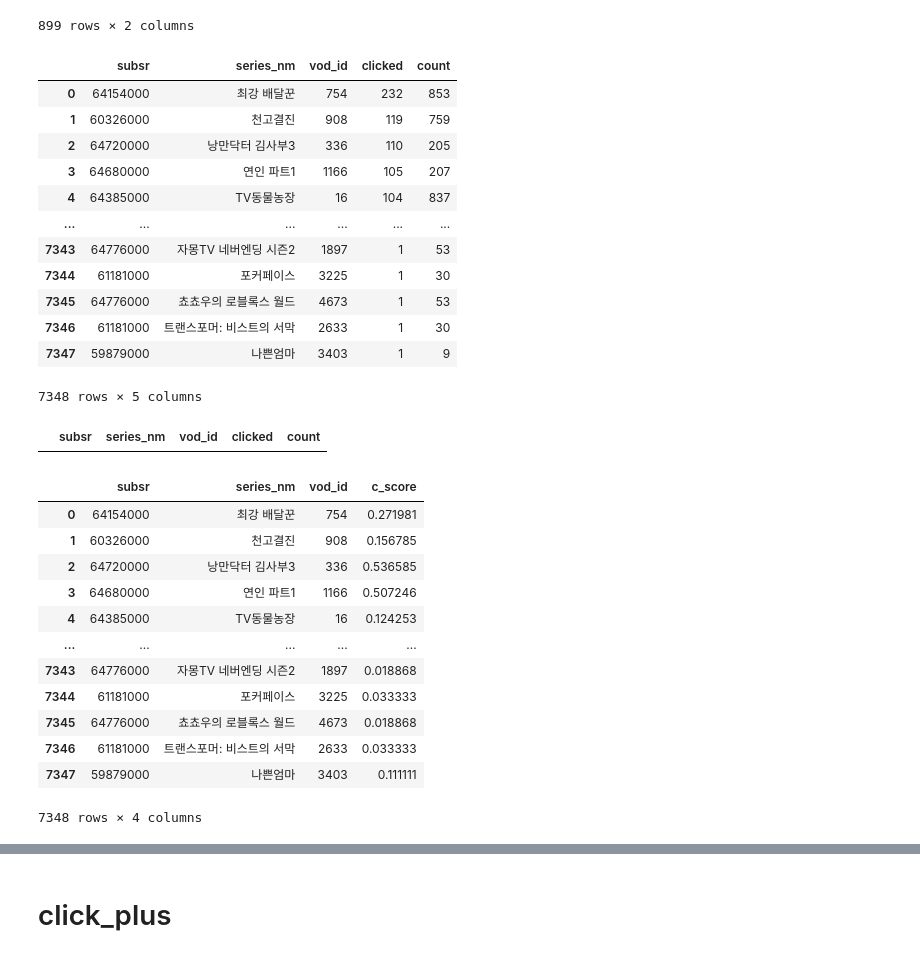
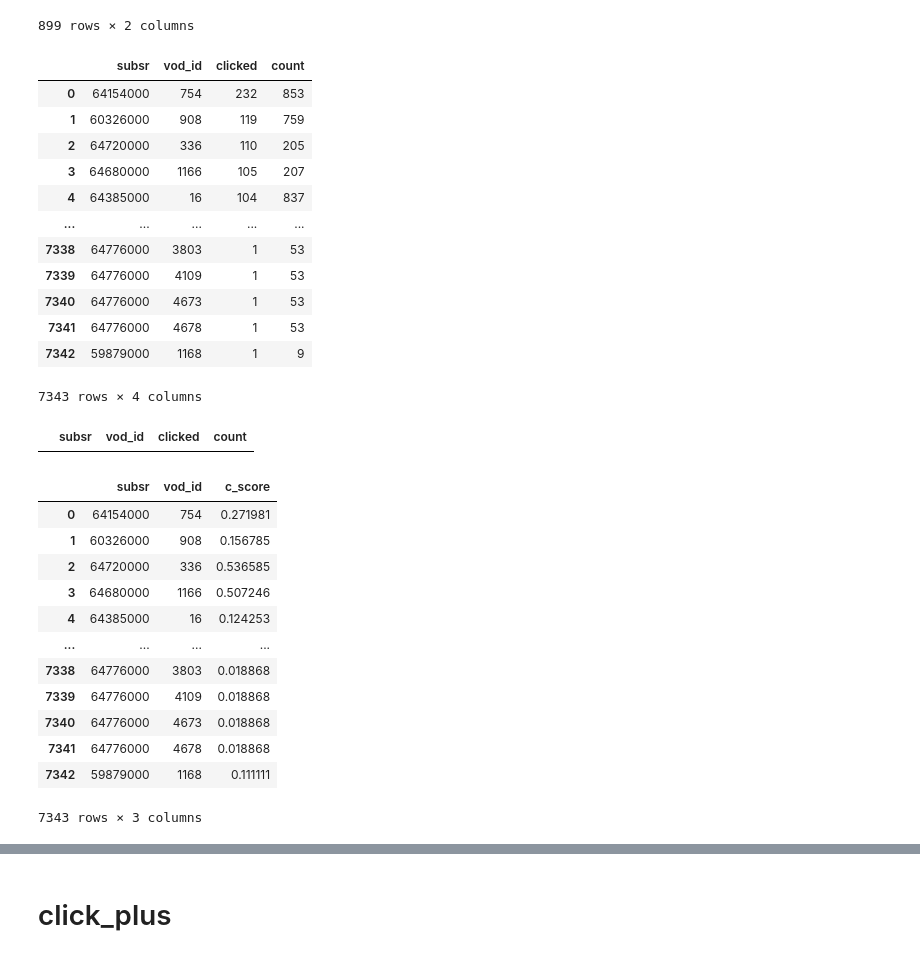
Before and after one commit to LGHV-team1/final-project, a Jupyter notebook: score/click & click_plus생성.ipynb, the cells around one changed output, grey strips where cells are left out. Drawn from its saved outputs; the diff is of its cells as text; code cells hidden in the pictures.

```diff
--- a/score/click & click_plus생성.ipynb
+++ b/score/click & click_plus생성.ipynb
@@ -40,6 +42,6 @@ content.head(3)
 # clicked = subsr + series_nm 클릭횟수
 # count = 전체 클릭 횟수
 # click = click/count
-clicked = content.groupby(['subsr', 'series_nm','vod_id']).size().reset_index(name='clicked').sort_values(by='clicked', ascending=False)
+clicked = content.groupby(['subsr', 'vod_id']).size().reset_index(name='clicked').sort_values(by='clicked', ascending=False)
 clicked
 # %% [output]
@@ -75,41 +77,40 @@ count
 899 rows × 2 columns
 # %%
 n_con = pd.merge(clicked, count, on='subsr', how='left')
-n_con.columns = ['subsr', 'series_nm', 'vod_id', 'clicked', 'count']
 n_con
 # %% [output]
-|  | subsr | series_nm | vod_id | clicked | count |
-| 0 | 64154000 | 최강 배달꾼 | 754 | 232 | 853 |
-| 1 | 60326000 | 천고결진 | 908 | 119 | 759 |
-| 2 | 64720000 | 낭만닥터 김사부3 | 336 | 110 | 205 |
-| 3 | 64680000 | 연인 파트1 | 1166 | 105 | 207 |
-| 4 | 64385000 | TV동물농장 | 16 | 104 | 837 |
-| ... | ... | ... | ... | ... | ... |
-| 7343 | 64776000 | 자몽TV 네버엔딩 시즌2 | 1897 | 1 | 53 |
-| 7344 | 61181000 | 포커페이스 | 3225 | 1 | 30 |
-| 7345 | 64776000 | 쵸쵸우의 로블록스 월드 | 4673 | 1 | 53 |
-| 7346 | 61181000 | 트랜스포머: 비스트의 서막 | 2633 | 1 | 30 |
-| 7347 | 59879000 | 나쁜엄마 | 3403 | 1 | 9 |
+|  | subsr | vod_id | clicked | count |
+| 0 | 64154000 | 754 | 232 | 853 |
+| 1 | 60326000 | 908 | 119 | 759 |
+| 2 | 64720000 | 336 | 110 | 205 |
+| 3 | 64680000 | 1166 | 105 | 207 |
+| 4 | 64385000 | 16 | 104 | 837 |
+| ... | ... | ... | ... | ... |
+| 7338 | 64776000 | 3803 | 1 | 53 |
+| 7339 | 64776000 | 4109 | 1 | 53 |
+| 7340 | 64776000 | 4673 | 1 | 53 |
+| 7341 | 64776000 | 4678 | 1 | 53 |
+| 7342 | 59879000 | 1168 | 1 | 9 |
-7348 rows × 5 columns
+7343 rows × 4 columns
 # %%
 n_con[n_con['count'].isna()]
 # %% [output]
-|  | subsr | series_nm | vod_id | clicked | count |
+|  | subsr | vod_id | clicked | count |
 # %%
 n_con["c_score"] = n_con["clicked"]/n_con["count"]
-score = n_con[['subsr', 'series_nm', 'vod_id', 'c_score']]
+score = n_con[['subsr', 'vod_id', 'c_score']]
 score
 # %% [output]
-|  | subsr | series_nm | vod_id | c_score |
-| 0 | 64154000 | 최강 배달꾼 | 754 | 0.271981 |
-| 1 | 60326000 | 천고결진 | 908 | 0.156785 |
-| 2 | 64720000 | 낭만닥터 김사부3 | 336 | 0.536585 |
-| 3 | 64680000 | 연인 파트1 | 1166 | 0.507246 |
-| 4 | 64385000 | TV동물농장 | 16 | 0.124253 |
-| ... | ... | ... | ... | ... |
-| 7343 | 64776000 | 자몽TV 네버엔딩 시즌2 | 1897 | 0.018868 |
-| 7344 | 61181000 | 포커페이스 | 3225 | 0.033333 |
-| 7345 | 64776000 | 쵸쵸우의 로블록스 월드 | 4673 | 0.018868 |
-| 7346 | 61181000 | 트랜스포머: 비스트의 서막 | 2633 | 0.033333 |
-| 7347 | 59879000 | 나쁜엄마 | 3403 | 0.111111 |
+|  | subsr | vod_id | c_score |
+| 0 | 64154000 | 754 | 0.271981 |
+| 1 | 60326000 | 908 | 0.156785 |
+| 2 | 64720000 | 336 | 0.536585 |
+| 3 | 64680000 | 1166 | 0.507246 |
+| 4 | 64385000 | 16 | 0.124253 |
+| ... | ... | ... | ... |
+| 7338 | 64776000 | 3803 | 0.018868 |
+| 7339 | 64776000 | 4109 | 0.018868 |
+| 7340 | 64776000 | 4673 | 0.018868 |
+| 7341 | 64776000 | 4678 | 0.018868 |
+| 7342 | 59879000 | 1168 | 0.111111 |
-7348 rows × 4 columns
+7343 rows × 3 columns
```
Also changed, not shown: parts of 9 cells of this notebook, 1 other file.
